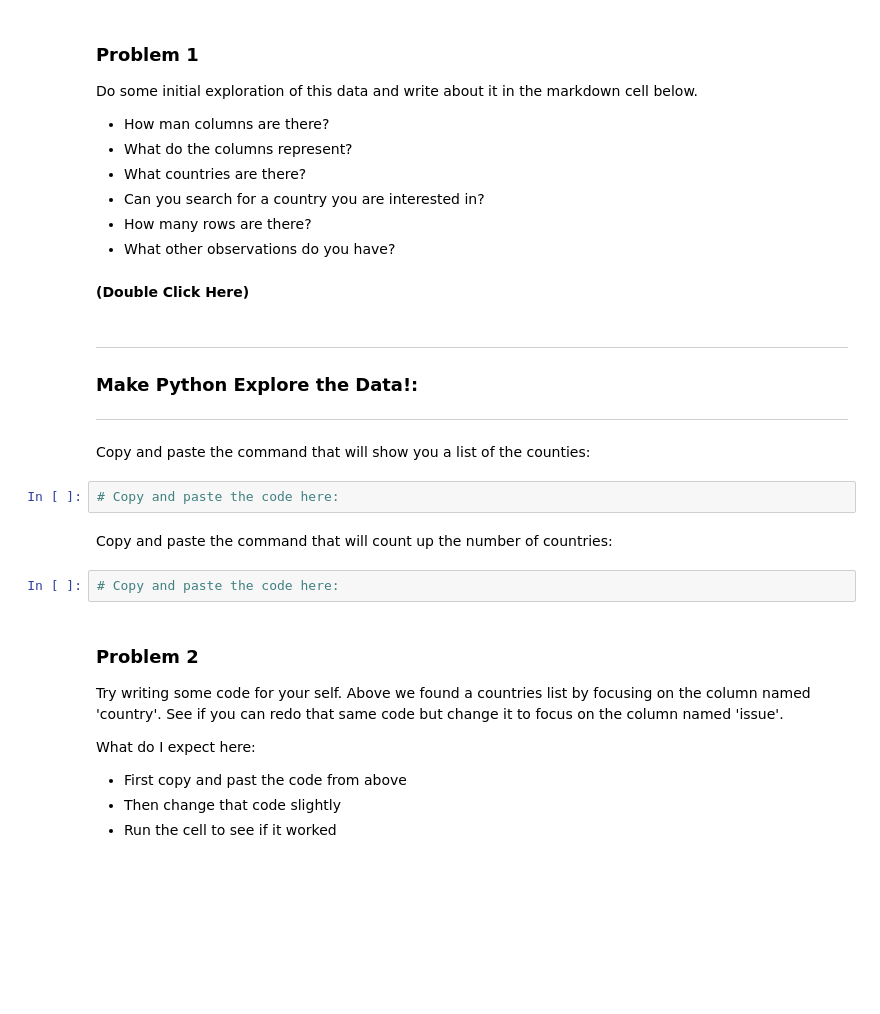
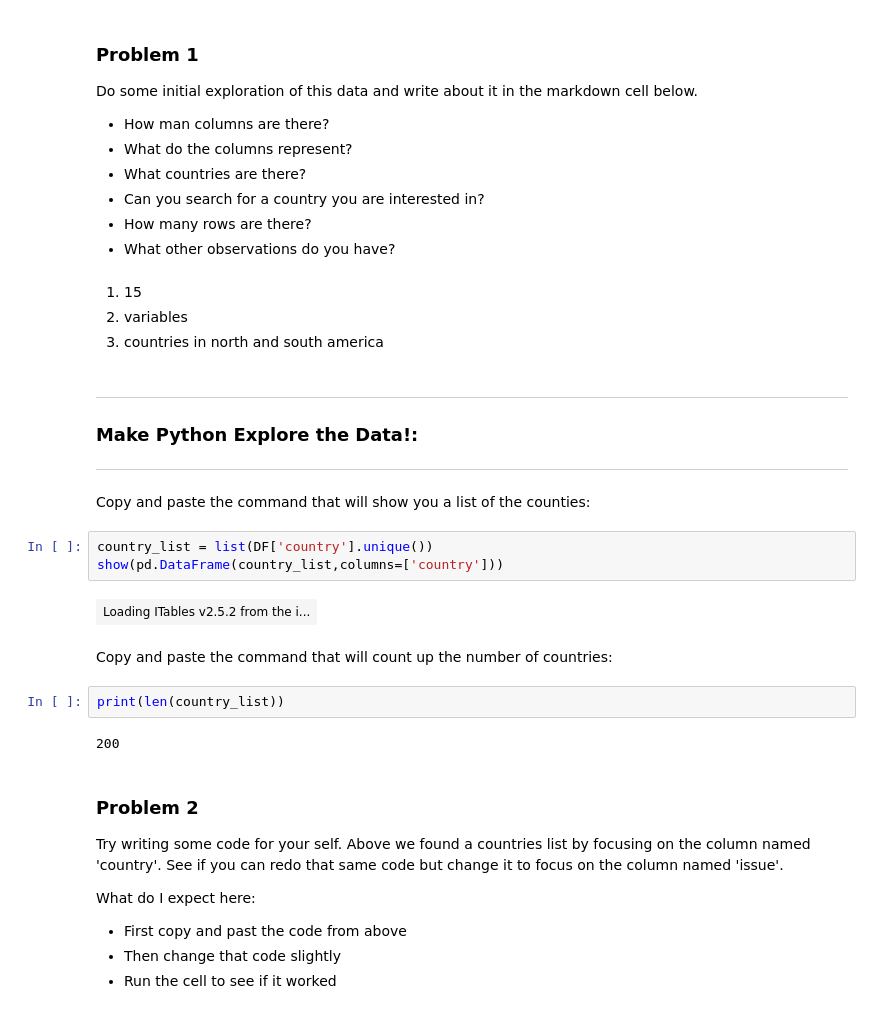
Before and after one commit to NateMiller72/Data101_files, a Jupyter notebook: Day2/Day2-HW.ipynb, the cells around one changed output. Drawn from its saved outputs; the diff is of its cells as text; blank space fills up the shorter version.

```diff
--- a/Day2/Day2-HW.ipynb
+++ b/Day2/Day2-HW.ipynb
@@ -92,7 +114,9 @@ Do some initial exploration of this data and write about it in the markdown cell
 * How many rows are there?
 * What other observations do you have?
 # %% [markdown]
-**(Double Click Here)**
+1. 15
+2. variables
+3. countries in north and south america
 # %% [markdown]
 -------------------------------
 ### Make Python Explore the Data!:
@@ -100,11 +124,16 @@ Do some initial exploration of this data and write about it in the markdown cell
 
 Copy and paste the command that will show you a list of the counties:
 # %%
-# Copy and paste the code here:
+country_list = list(DF['country'].unique())
+show(pd.DataFrame(country_list,columns=['country']))
+# %% [output]
+| Loading ITables v2.5.2 from the i... |
 # %% [markdown]
 Copy and paste the command that will count up the number of countries:
 # %%
-# Copy and paste the code here:
+print(len(country_list))
+# %% [output]
+200
 # %% [markdown]
 ### Problem 2
 
```
Also changed, not shown: parts of 10 cells of this notebook.
